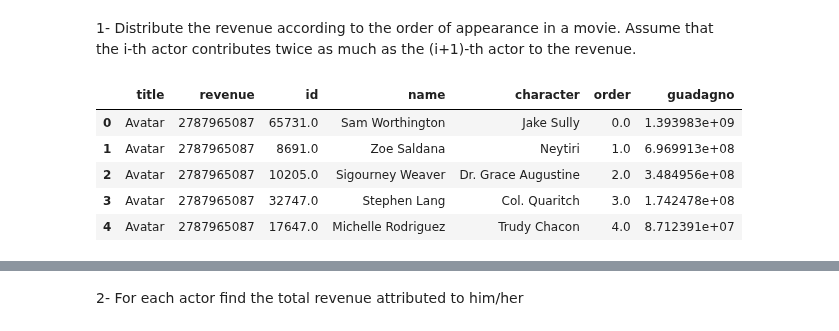
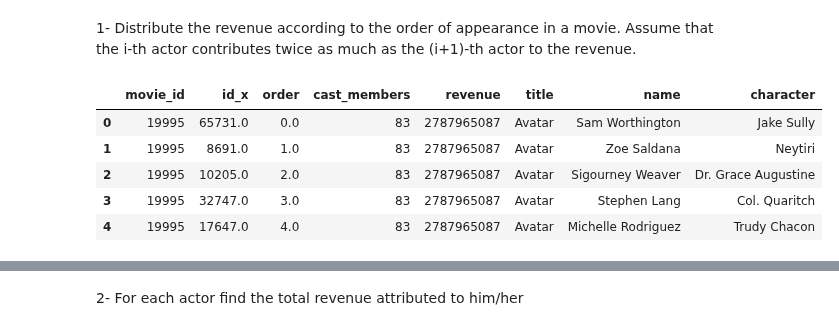
Before and after one commit to silviasantamaria/computerscience, a Jupyter notebook: NUOVO_PROJECT.ipynb, the cells around one changed output, grey strips where cells are left out. Cells and saved outputs as stored; diff of their text form; code cells hidden in the pictures.

```diff
--- a/NUOVO_PROJECT.ipynb
+++ b/NUOVO_PROJECT.ipynb
@@ -523,19 +484,15 @@ movies_unsuccess.rename(index=str, columns={'gross_margin': 'count_unsuccess'}).
 | 1962.0 | 1 |
 # %% [markdown]
 1- Distribute the revenue according to the order of appearance in a movie. Assume that the i-th actor contributes twice as much as the (i+1)-th actor to the revenue.
-# %%
-def parti(n, incasso):
-    return (1/(2**(n+1)))*incasso   #calcola la frazione e la moltiplica per l'incasso
-
-guadagno=pd.merge(movie_id.reset_index(), cast, left_on='id', right_on='movie_id')
-guadagno=guadagno[['title', 'revenue', 'id_y','name', 'character', 'order']]
-guadagno=guadagno.rename(index=str, columns={"id_y" : "id"})
-guadagno['guadagno']=list(map(parti,guadagno['order'], guadagno['revenue']))
-guadagno.head()
-# %% [output]
-|  | title | revenue | id | name | character | order | guadagno |
-| 0 | Avatar | 2787965087 | 65731.0 | Sam Worthington | Jake Sully | 0.0 | 1.393983e+09 |
-| 1 | Avatar | 2787965087 | 8691.0 | Zoe Saldana | Neytiri | 1.0 | 6.969913e+08 |
-| 2 | Avatar | 2787965087 | 10205.0 | Sigourney Weaver | Dr. Grace Augustine | 2.0 | 3.484956e+08 |
-| 3 | Avatar | 2787965087 | 32747.0 | Stephen Lang | Col. Quaritch | 3.0 | 1.742478e+08 |
-| 4 | Avatar | 2787965087 | 17647.0 | Michelle Rodriguez | Trudy Chacon | 4.0 | 8.712391e+07 |
+# %%
+data= pd.merge(cast.reset_index(), credits_id.reset_index(), on='movie_id')   #preparazione data set
+data= pd.merge(data, movie_id.reset_index(), left_on='movie_id', right_on='id')
+data=data[['movie_id', 'id_x', 'order', 'cast_members', 'revenue', 'title', 'name', 'character']]
+data.head()
+# %% [output]
+|  | movie_id | id_x | order | cast_members | revenue | title | name | character |
+| 0 | 19995 | 65731.0 | 0.0 | 83 | 2787965087 | Avatar | Sam Worthington | Jake Sully |
+| 1 | 19995 | 8691.0 | 1.0 | 83 | 2787965087 | Avatar | Zoe Saldana | Neytiri |
+| 2 | 19995 | 10205.0 | 2.0 | 83 | 2787965087 | Avatar | Sigourney Weaver | Dr. Grace Augustine |
+| 3 | 19995 | 32747.0 | 3.0 | 83 | 2787965087 | Avatar | Stephen Lang | Col. Quaritch |
+| 4 | 19995 | 17647.0 | 4.0 | 83 | 2787965087 | Avatar | Michelle Rodriguez | Trudy Chacon |
```
Also changed, not shown: parts of 6 cells of this notebook.
